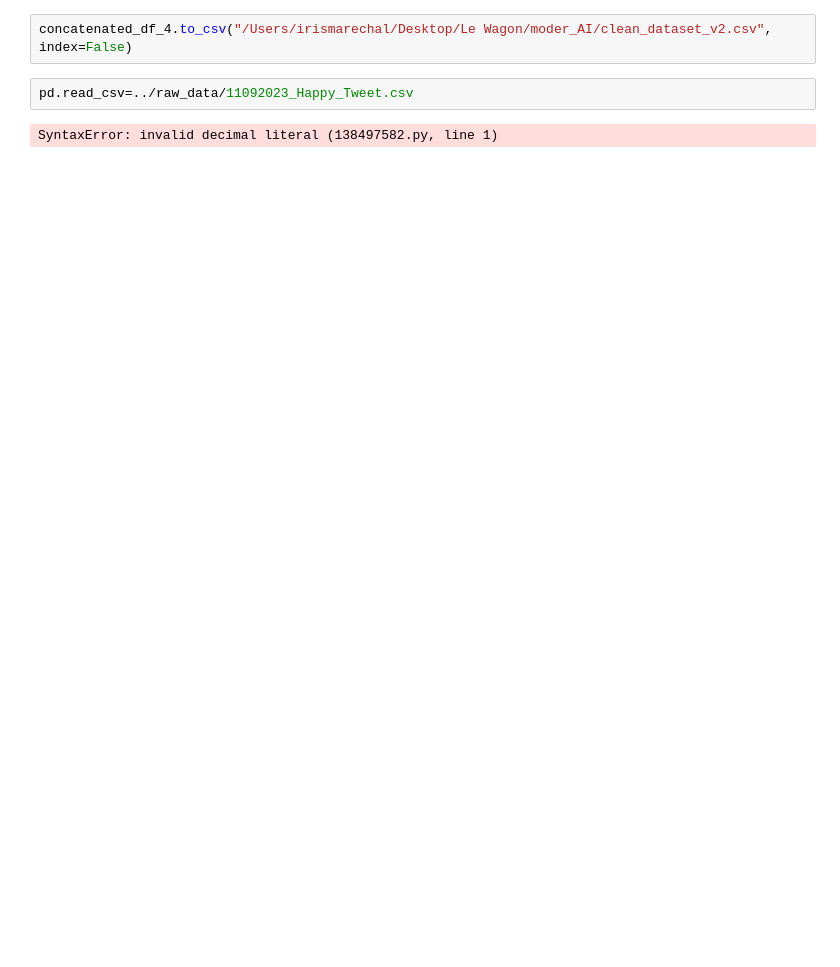
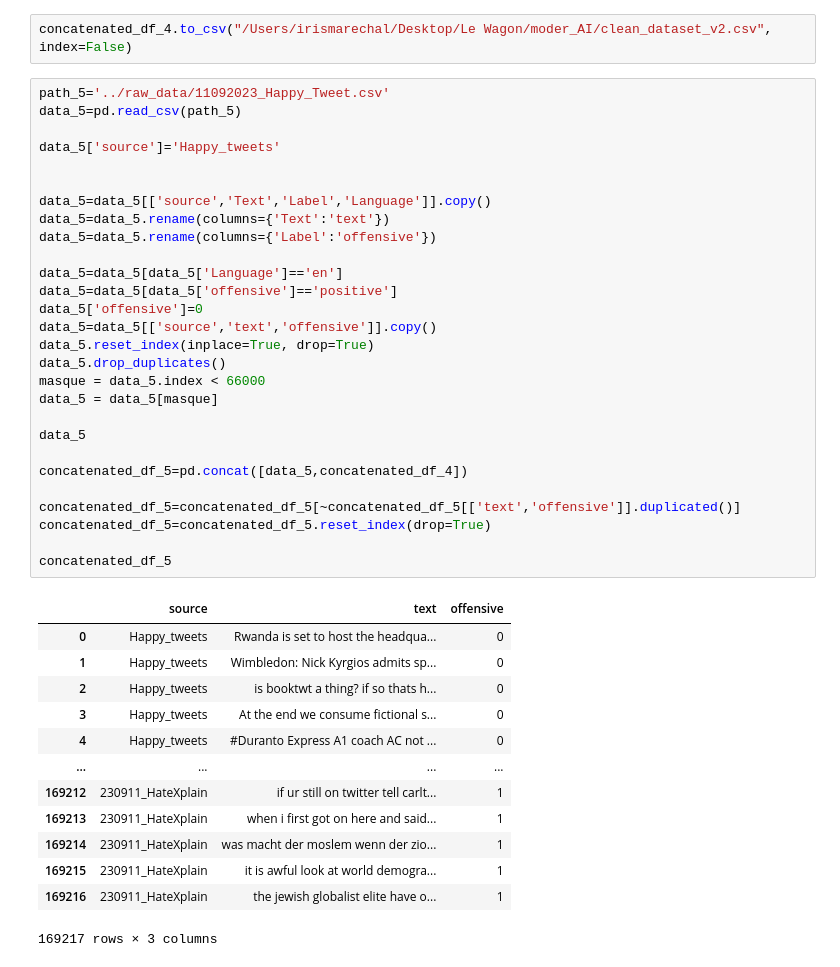
Before and after one commit to irismarechal1997/moder_ia, a Jupyter notebook: notebook/Iris Notebook.ipynb, the cells around one changed output. Saved outputs shown, nothing was run; the diff lists cells and outputs as text; blank space fills up the shorter version.

```diff
--- a/notebook/Iris Notebook.ipynb
+++ b/notebook/Iris Notebook.ipynb
@@ -509,6 +485,44 @@ concatenated_df_4
 # %%
 concatenated_df_4.to_csv("/Users/irismarechal/Desktop/Le Wagon/moder_AI/clean_dataset_v2.csv", index=False)
 # %%
-pd.read_csv=../raw_data/11092023_Happy_Tweet.csv
+path_5='../raw_data/11092023_Happy_Tweet.csv'
+data_5=pd.read_csv(path_5)
+
+data_5['source']='Happy_tweets'
+
+
+data_5=data_5[['source','Text','Label','Language']].copy()
+data_5=data_5.rename(columns={'Text':'text'})
+data_5=data_5.rename(columns={'Label':'offensive'})
+
+data_5=data_5[data_5['Language']=='en']
+data_5=data_5[data_5['offensive']=='positive']
+data_5['offensive']=0
+data_5=data_5[['source','text','offensive']].copy()
+data_5.reset_index(inplace=True, drop=True)
+data_5.drop_duplicates()
+masque = data_5.index < 66000
+data_5 = data_5[masque]
+
+data_5
+
+concatenated_df_5=pd.concat([data_5,concatenated_df_4])
+
+concatenated_df_5=concatenated_df_5[~concatenated_df_5[['text','offensive']].duplicated()]
+concatenated_df_5=concatenated_df_5.reset_index(drop=True)
+
+concatenated_df_5
 # %% [output]
+|  | source | text | offensive |
+| 0 | Happy_tweets | Rwanda is set to host the headqua... | 0 |
+| 1 | Happy_tweets | Wimbledon: Nick Kyrgios admits sp... | 0 |
+| 2 | Happy_tweets | is booktwt a thing? if so thats h... | 0 |
+| 3 | Happy_tweets | At the end we consume fictional s... | 0 |
+| 4 | Happy_tweets | #Duranto Express A1 coach AC not ... | 0 |
+| ... | ... | ... | ... |
+| 169212 | 230911_HateXplain | if ur still on twitter tell carlt... | 1 |
+| 169213 | 230911_HateXplain | when i first got on here and said... | 1 |
+| 169214 | 230911_HateXplain | was macht der moslem wenn der zio... | 1 |
+| 169215 | 230911_HateXplain | it is awful look at world demogra... | 1 |
+| 169216 | 230911_HateXplain | the jewish globalist elite have o... | 1 |
-SyntaxError: invalid decimal literal (138497582.py, line 1)
+169217 rows × 3 columns
```
Also changed, not shown: parts of 4 cells of this notebook, 2 other files.
